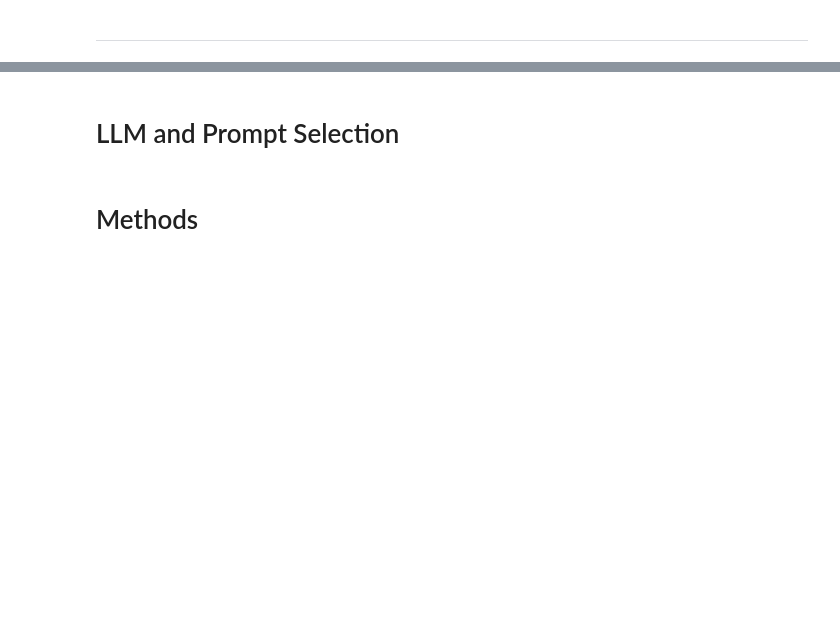
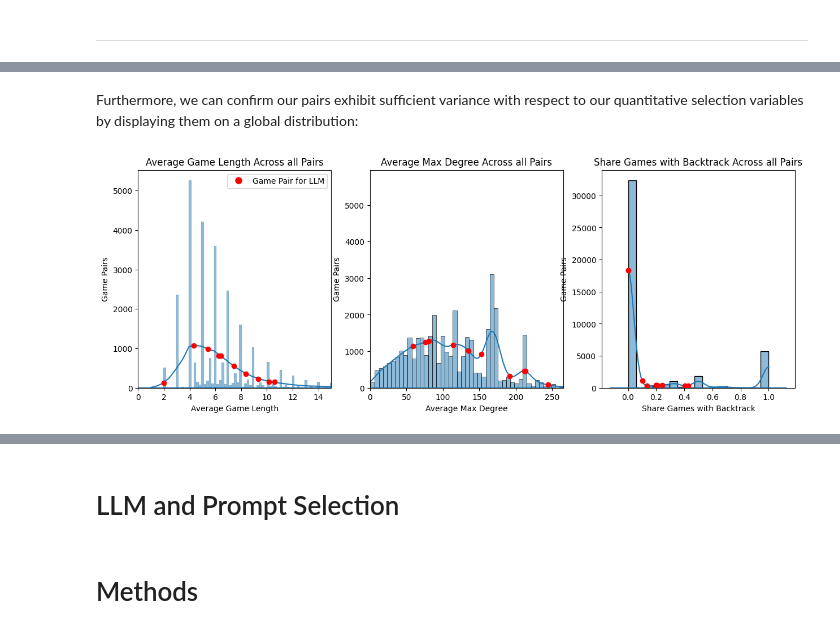
Before and after one commit to epfl-ada/ada-2023-project-klech, a Jupyter notebook: analysis.ipynb, the cells around one changed output, grey strips where cells are left out. Drawn from its saved outputs; the diff is of its cells as text; code cells hidden in the pictures; blank space fills up the shorter version.

```diff
--- a/analysis.ipynb
+++ b/analysis.ipynb
@@ -12,0 +163,14 @@
+# %%
+def all_to_candidates(all_paths, candidates, new_var_pre_agg, new_var_post_agg, finished_only):
+    """For mapping all_path data to candidate set"""
+    if finished_only == True:
+        all_pairs_avg = all_paths[all_paths['finished'] == 1].groupby('game_pair')[new_var_pre_agg].agg('mean').reset_index().copy()
+    else:
+        all_pairs_avg = all_paths.groupby('game_pair')[new_var_pre_agg].agg('mean').reset_index().copy()
+    all_pairs_avg = all_pairs_avg.rename(columns={new_var_pre_agg:new_var_post_agg})
+    return candidates.merge(right=all_pairs_avg, on='game_pair').copy()
+# %%
+## Average rounds-to-completion
+all_paths['game_length'] = all_paths['path_decoded'].apply(len)
+all_paths.loc[all_paths['finished'] == 0, 'game_length'] = np.nan
+game_pair_cands_cats_oth = all_to_candidates(all_paths, game_pair_cands_cats, 'game_length', 'avg_game_length', True)
@@ -12,0 +209,4 @@
+# %%
+## % of games with backtrack
+all_paths['backtrack_occurred'] = all_paths['path_decoded'].apply(lambda x: any('<' in page for page in x))
+game_pair_cands_cats_oth = all_to_candidates(all_paths, game_pair_cands_cats_oth, 'backtrack_occurred', 'share_backtrack_occurred', finished_only = False)
@@ -12,0 +307,32 @@
+# %% [markdown]
+Furthermore, we can confirm our pairs exhibit sufficient variance with respect to our quantitative selection variables by displaying them on a global distribution:
+# %%
+all_pairs_qvars =all_paths.groupby('game_pair')[['max_degree', 'backtrack_occurred', 'game_length']].agg('mean').reset_index()
+
+fig, axs = plt.subplots(1, 3, figsize=(15, 5))
+def histogram_w_final_selection(qvar, agg_adder, x_label, ax):
+    sns.histplot(data=all_pairs_qvars, x=qvar, kde=True, ax=ax)
+    kde = sns.kdeplot(data=all_pairs_qvars[qvar], legend=False, ax=ax)
+    kde_data = kde.get_lines()[0].get_data()
+
+    final_pairs_location = final_pairs[agg_adder + qvar]
+    for x in final_pairs_location:
+        closest_index = np.argmin(np.abs(kde_data[0] - x))
+        y = kde_data[1][closest_index]
+        ax.plot(x, y, 'ro')
+
+    ax.set_xlabel(x_label)
+    ax.set_ylabel('Game Pairs')
+    ax.set_title(x_label + ' Across all Pairs')
+    if qvar == 'game_length':
+        ax.set_xlim(0,15)
+        legend_elements = [Line2D([0], [0], marker='o', color='red', label='Game Pair for LLM', markersize=8, linestyle='None')]
+        ax.legend(handles=legend_elements)
+    if qvar == 'max_degree':
+        ax.set_xlim(0,265)
+
+histogram_w_final_selection('game_length', 'avg_', 'Average Game Length', axs[0])
+histogram_w_final_selection('max_degree', 'avg_', 'Average Max Degree', axs[1])
+histogram_w_final_selection('backtrack_occurred', 'share_', 'Share Games with Backtrack', axs[2])
+# %% [output]
+[figure, added]
```
Also changed, not shown: parts of 34 cells of this notebook, 3 other files.
